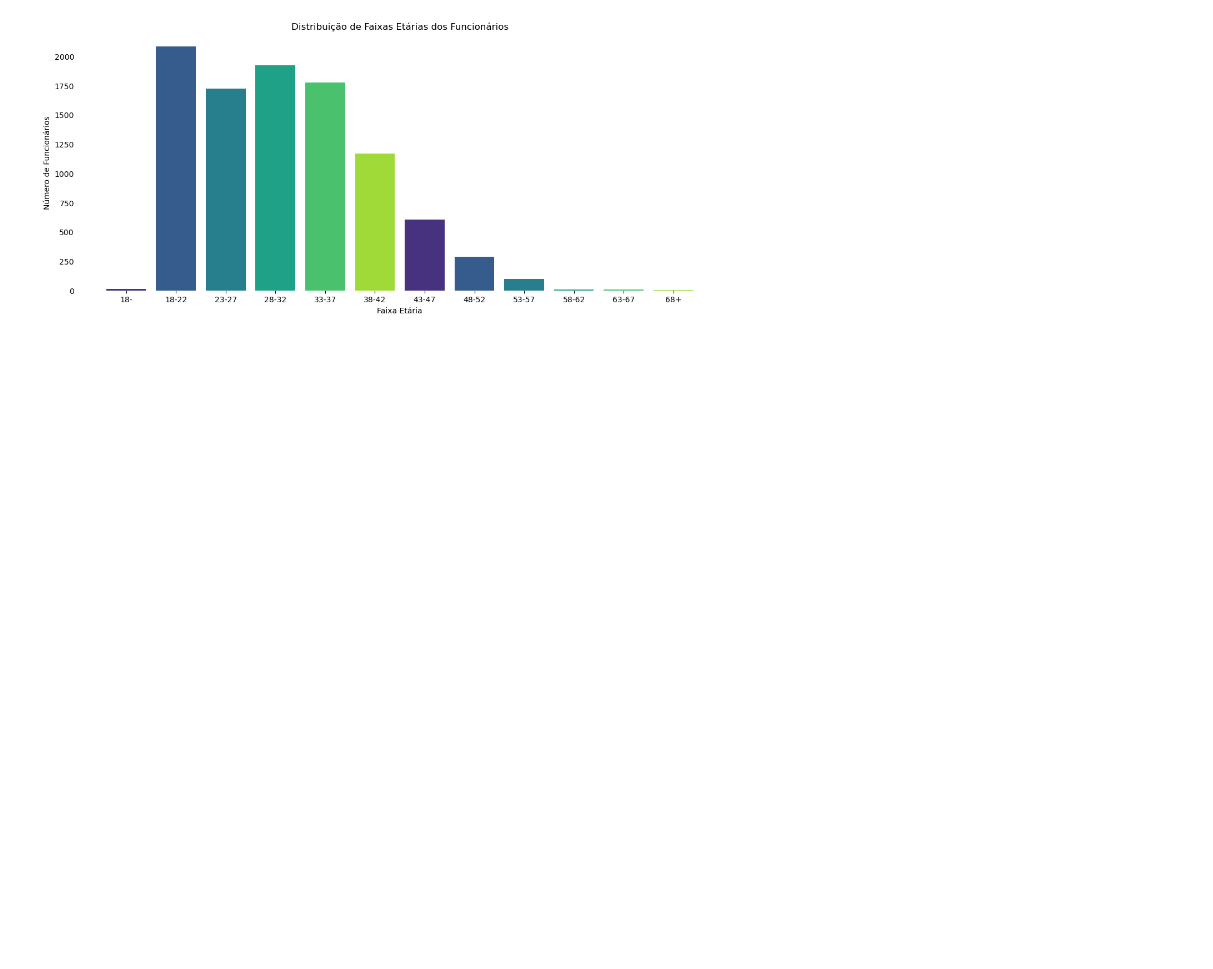
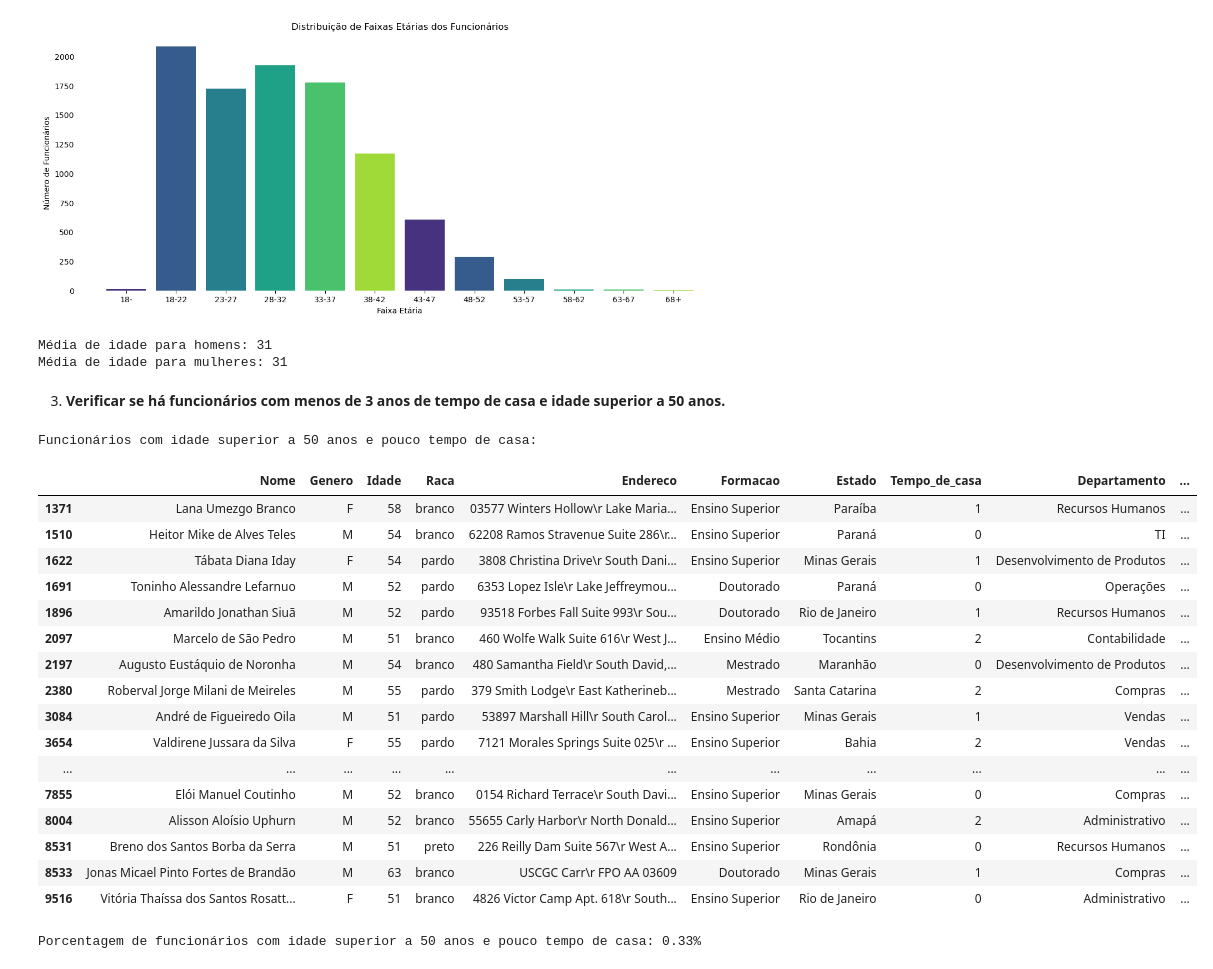
Before and after one commit to pedrolustosab/AdaHack-Dados, a Jupyter notebook: Análise Exploratória.ipynb, the cells around one changed output. Saved outputs shown, nothing was run; the diff lists cells and outputs as text; code cells hidden in the pictures; blank space fills up the shorter version.

```diff
--- a/Análise Exploratória.ipynb
+++ b/Análise Exploratória.ipynb
@@ -563,3 +693,56 @@ plt.xticks( ha='center')  # Rotacionar e alinhar os rótulos do eixo x
 plt.show()
 # %% [output]
 [figure]
+# %%
+# Calcular a média de idade para homens e mulheres
+media_idade_homem = df[df['Genero'] == 'M']['Idade'].mean()
+media_idade_mulher = df[df['Genero'] == 'F']['Idade'].mean()
+
+# Exibir a média de idade para homens e mulheres
+print("Média de idade para homens: {:.0f} ".format(media_idade_homem))
+print("Média de idade para mulheres: {:.0f}".format(media_idade_mulher))
+# %% [output]
+Média de idade para homens: 31
+Média de idade para mulheres: 31
+# %% [markdown]
+3. **Verificar se há funcionários com menos de 3 anos de tempo de casa e idade superior a 50 anos.**
+# %%
+# Definir o limite de idade
+limite_idade = 50
+
+# Filtrar o DataFrame para incluir apenas funcionários com idade superior a 50 anos e pouco tempo de casa
+maior_idade_pouco_tempo = df[(df['Idade'] > limite_idade) & (df['Tempo_de_casa'] < 3)]
+
+# Exibir os resultados em uma tabela
+print("Funcionários com idade superior a 50 anos e pouco tempo de casa:")
+display(maior_idade_pouco_tempo)
+# %% [output]
+Funcionários com idade superior a 50 anos e pouco tempo de casa:
+|  | Nome | Genero | Idade | Raca | Endereco | Formacao | Estado | Tempo_de_casa | Departamento | ... |
+| 1371 | Lana Umezgo Branco | F | 58 | branco | 03577 Winters Hollow\r Lake Maria... | Ensino Superior | Paraíba | 1 | Recursos Humanos | ... |
+| 1510 | Heitor Mike de Alves Teles | M | 54 | branco | 62208 Ramos Stravenue Suite 286\r... | Ensino Superior | Paraná | 0 | TI | ... |
+| 1622 | Tábata Diana Iday | F | 54 | pardo | 3808 Christina Drive\r South Dani... | Ensino Superior | Minas Gerais | 1 | Desenvolvimento de Produtos | ... |
+| 1691 | Toninho Alessandre Lefarnuo | M | 52 | pardo | 6353 Lopez Isle\r Lake Jeffreymou... | Doutorado | Paraná | 0 | Operações | ... |
+| 1896 | Amarildo Jonathan Siuã | M | 52 | pardo | 93518 Forbes Fall Suite 993\r Sou... | Doutorado | Rio de Janeiro | 1 | Recursos Humanos | ... |
+| 2097 | Marcelo de São Pedro | M | 51 | branco | 460 Wolfe Walk Suite 616\r West J... | Ensino Médio | Tocantins | 2 | Contabilidade | ... |
+| 2197 | Augusto Eustáquio de Noronha | M | 54 | branco | 480 Samantha Field\r South David,... | Mestrado | Maranhão | 0 | Desenvolvimento de Produtos | ... |
+| 2380 | Roberval Jorge Milani de Meireles | M | 55 | pardo | 379 Smith Lodge\r East Katherineb... | Mestrado | Santa Catarina | 2 | Compras | ... |
+| 3084 | André de Figueiredo Oila | M | 51 | pardo | 53897 Marshall Hill\r South Carol... | Ensino Superior | Minas Gerais | 1 | Vendas | ... |
+| 3654 | Valdirene Jussara da Silva | F | 55 | pardo | 7121 Morales Springs Suite 025\r ... | Ensino Superior | Bahia | 2 | Vendas | ... |
+| ... | ... | ... | ... | ... | ... | ... | ... | ... | ... | ... |
+| 7855 | Elói Manuel Coutinho | M | 52 | branco | 0154 Richard Terrace\r South Davi... | Ensino Superior | Minas Gerais | 0 | Compras | ... |
+| 8004 | Alisson Aloísio Uphurn | M | 52 | branco | 55655 Carly Harbor\r North Donald... | Ensino Superior | Amapá | 2 | Administrativo | ... |
+| 8531 | Breno dos Santos Borba da Serra | M | 51 | preto | 226 Reilly Dam Suite 567\r West A... | Ensino Superior | Rondônia | 0 | Recursos Humanos | ... |
+| 8533 | Jonas Micael Pinto Fortes de Brandão | M | 63 | branco | USCGC Carr\r FPO AA 03609 | Doutorado | Minas Gerais | 1 | Compras | ... |
+| 9516 | Vitória Thaíssa dos Santos Rosatt... | F | 51 | branco | 4826 Victor Camp Apt. 618\r South... | Ensino Superior | Rio de Janeiro | 0 | Administrativo | ... |
+# %%
+# Contar o número total de funcionários com menos de 3 anos de tempo de casa e idade superior a 50 anos
+total_funcionarios_maior_idade_pouco_tempo = len(maior_idade_pouco_tempo)
+
+# Calcular a porcentagem de funcionários nessas condições em relação ao total de funcionários
+porcentagem_maior_idade_pouco_tempo = (total_funcionarios_maior_idade_pouco_tempo / len(df)) * 100
+
+# Exibir a porcentagem de funcionários nessas condições
+print(f"Porcentagem de funcionários com idade superior a 50 anos e pouco tempo de casa: {porcentagem_maior_idade_pouco_tempo:.2f}%")
+# %% [output]
+Porcentagem de funcionários com idade superior a 50 anos e pouco tempo de casa: 0.33%
```
Also changed, not shown: parts of 9 cells of this notebook.
